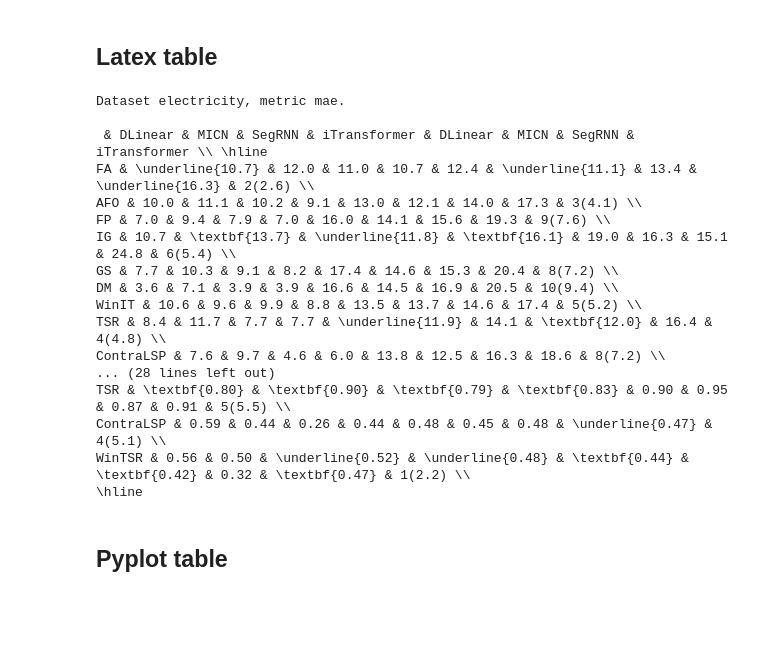
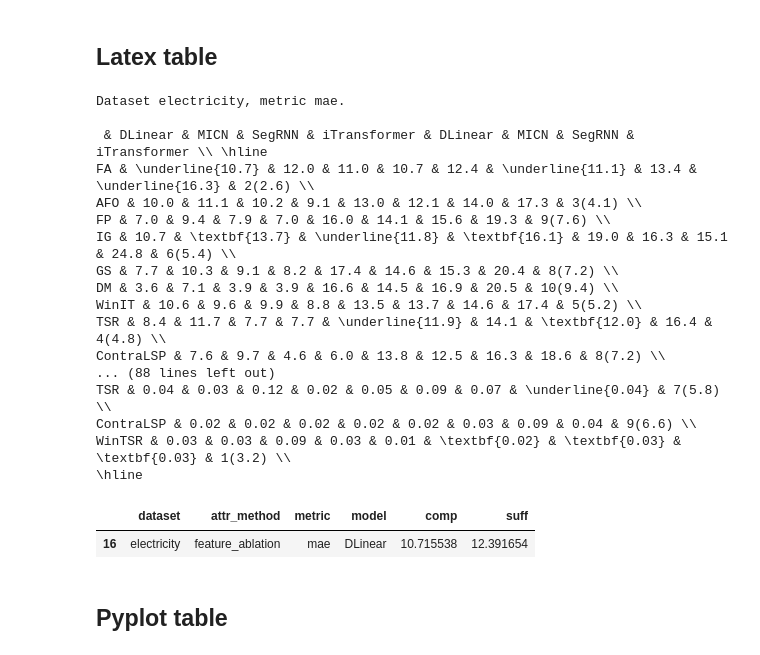
Before and after one commit to khairulislam/Timeseries-Explained, a Jupyter notebook: scripts/plot_result_stats.ipynb, the cells around one changed output. Cells and saved outputs as stored; diff of their text form; code cells hidden in the pictures; blank space fills up the shorter version.

Commit message:
add uea dataset

```diff
--- a/scripts/plot_result_stats.ipynb
+++ b/scripts/plot_result_stats.ipynb
@@ -21,9 +21,9 @@ def reduce_df(df:pd.DataFrame):
     return df.groupby('metric')[['comp', 'suff']].aggregate('mean').reset_index()
 
 int_metric_map = {
-    'electricity': ['mae'],
-    'traffic': ['mae'],
-    'mimic_iii': ['auc']
+    'electricity': ['mae', 'mse'],
+    'traffic': ['mae', 'mse'],
+    'mimic_iii': ['cross_entropy', 'auc', 'accuracy']
 }
 
 test_metric_map = {
@@ -130,24 +130,12 @@ for dataset in datasets:
             print(f'{short_form[attr_method]} ', end='')
             for metric_type in ['comp', 'suff']:
                 for model in models:
-                    scores = []
-                    dfs = []
-                    for itr_no in range(1, NUM_ITERATIONS+1):
-                        df = pd.read_csv(f'../results/{dataset}_{model}/{itr_no}/{attr_method}.csv')
+                    df = result_df[
+                        (result_df['dataset']==dataset) & (result_df['metric']==metric) & (result_df['attr_method']==attr_method) & (result_df['model'] == model)
+                    ]
+                    rank = df[f'{metric_type}_rank'].values[0]
 
-                        df = df[df['metric']==metric][['area', metric_type]]
-                        dfs.append(df)
-
-                    df = pd.concat(dfs, axis=0)
-                    df.replace([np.inf, -np.inf], np.nan, inplace=True)
-                    if metric in ['auc', 'accuracy']:
-                        df[metric_type] = 1-df[metric_type]
-
-                    rank = result_df[
-                        (result_df['dataset']==dataset) & (result_df['metric']==metric) & (result_df['attr_method']==attr_method) & (result_df['model'] == model)
-                    ][f'{metric_type}_rank'].values[0]
-
-                    score = df[metric_type].mean()
+                    score = df[metric_type].values[0]
                     if dataset == 'mimic_iii':
                         score = f'{score:.2f}'
                     else:
@@ -181,11 +169,16 @@ DM & 3.6 & 7.1 & 3.9 & 3.9 & 16.6 & 14.5 & 16.9 & 20.5 & 10(9.4) \\
 WinIT & 10.6 & 9.6 & 9.9 & 8.8 & 13.5 & 13.7 & 14.6 & 17.4 & 5(5.2) \\
 TSR & 8.4 & 11.7 & 7.7 & 7.7 & \underline{11.9} & 14.1 & \textbf{12.0} & 16.4 & 4(4.8) \\
 ContraLSP & 7.6 & 9.7 & 4.6 & 6.0 & 13.8 & 12.5 & 16.3 & 18.6 & 8(7.2) \\
-... (28 lines left out)
-TSR & \textbf{0.80} & \textbf{0.90} & \textbf{0.79} & \textbf{0.83} & 0.90 & 0.95 & 0.87 & 0.91 & 5(5.5) \\
-ContraLSP & 0.59 & 0.44 & 0.26 & 0.44 & 0.48 & 0.45 & 0.48 & \underline{0.47} & 4(5.1) \\
-WinTSR & 0.56 & 0.50 & \underline{0.52} & \underline{0.48} & \textbf{0.44} & \textbf{0.42} & 0.32 & \textbf{0.47} & 1(2.2) \\
+... (88 lines left out)
+TSR & 0.04 & 0.03 & 0.12 & 0.02 & 0.05 & 0.09 & 0.07 & \underline{0.04} & 7(5.8) \\
+ContraLSP & 0.02 & 0.02 & 0.02 & 0.02 & 0.02 & 0.03 & 0.09 & 0.04 & 9(6.6) \\
+WinTSR & 0.03 & 0.03 & 0.09 & 0.03 & 0.01 & \textbf{0.02} & \textbf{0.03} & \textbf{0.03} & 1(3.2) \\
 \hline
+# %%
+df
+# %% [output]
+|  | dataset | attr_method | metric | model | comp | suff |
+| 16 | electricity | feature_ablation | mae | DLinear | 10.715538 | 12.391654 |
 # %% [markdown]
 ## Pyplot table
 # %% [markdown]
```
Also changed, not shown: 6 other files.
